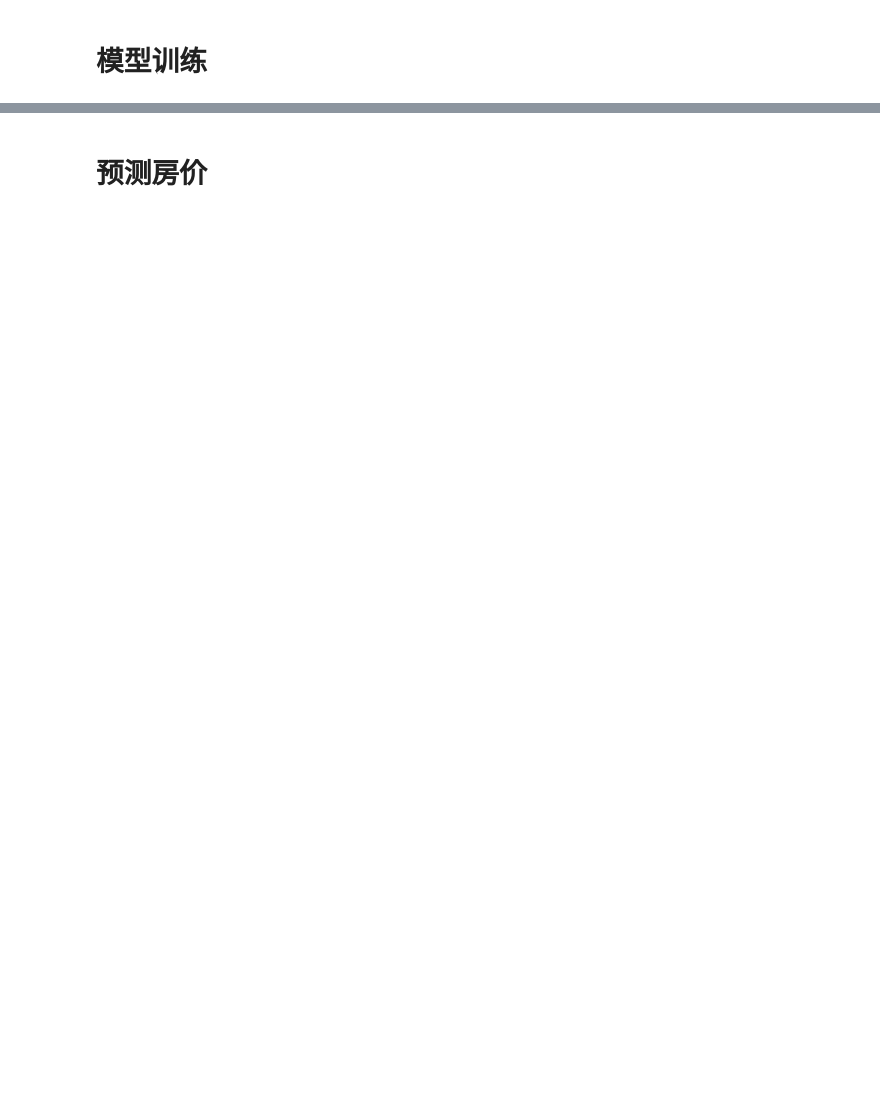
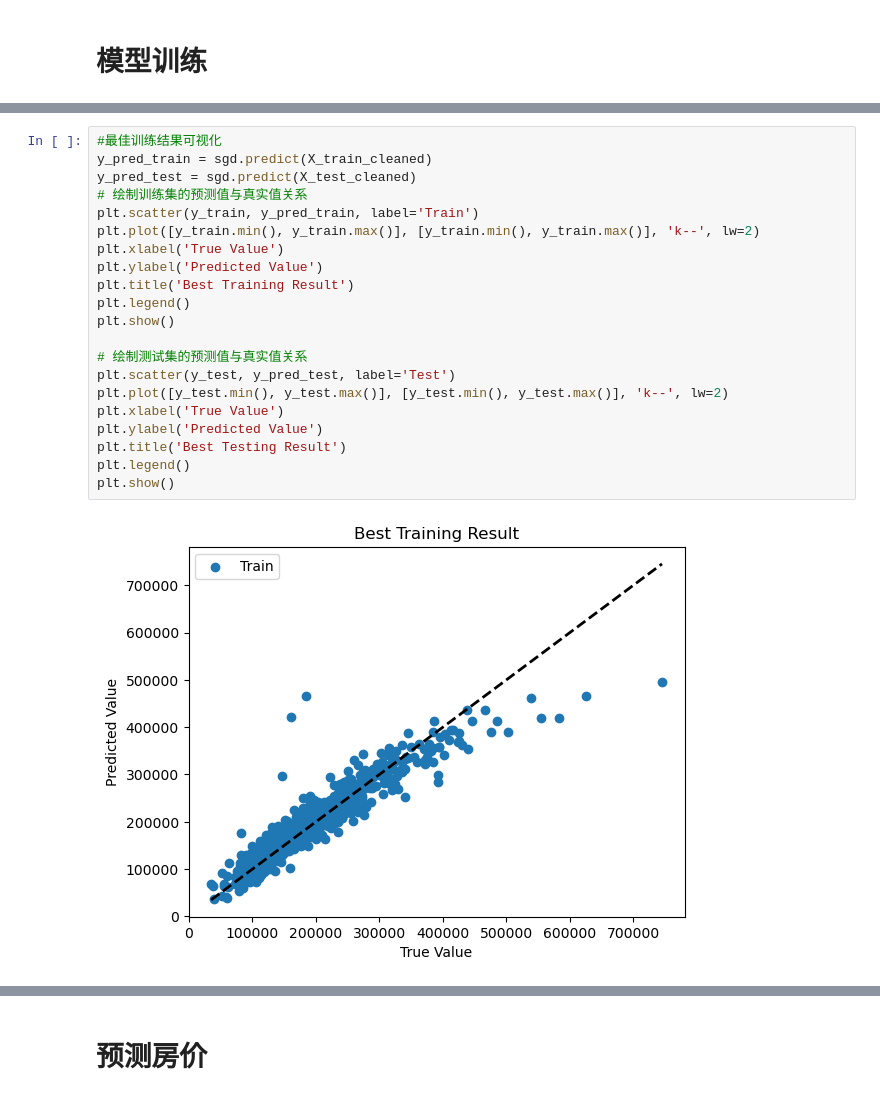
Before and after one commit to wlingyuan/kaggle-house-price-prediction, a Jupyter notebook: house-price-prediction.ipynb, the cells around one changed output, grey strips where cells are left out. Drawn from its saved outputs; the diff is of its cells as text; blank space fills up the shorter version.

```diff
--- a/house-price-prediction.ipynb
+++ b/house-price-prediction.ipynb
@@ -204,0 +245,23 @@ Test RMSE: 2.802399837836868e+16
+# %%
+#最佳训练结果可视化
+y_pred_train = sgd.predict(X_train_cleaned)
+y_pred_test = sgd.predict(X_test_cleaned)
+# 绘制训练集的预测值与真实值关系
+plt.scatter(y_train, y_pred_train, label='Train')
+plt.plot([y_train.min(), y_train.max()], [y_train.min(), y_train.max()], 'k--', lw=2)
+plt.xlabel('True Value')
+plt.ylabel('Predicted Value')
+plt.title('Best Training Result')
+plt.legend()
+plt.show()
+
+# 绘制测试集的预测值与真实值关系
+plt.scatter(y_test, y_pred_test, label='Test')
+plt.plot([y_test.min(), y_test.max()], [y_test.min(), y_test.max()], 'k--', lw=2)
+plt.xlabel('True Value')
+plt.ylabel('Predicted Value')
+plt.title('Best Testing Result')
+plt.legend()
+plt.show()
+# %% [output]
+[figure, added]
```
Also changed, not shown: parts of 21 cells of this notebook.
